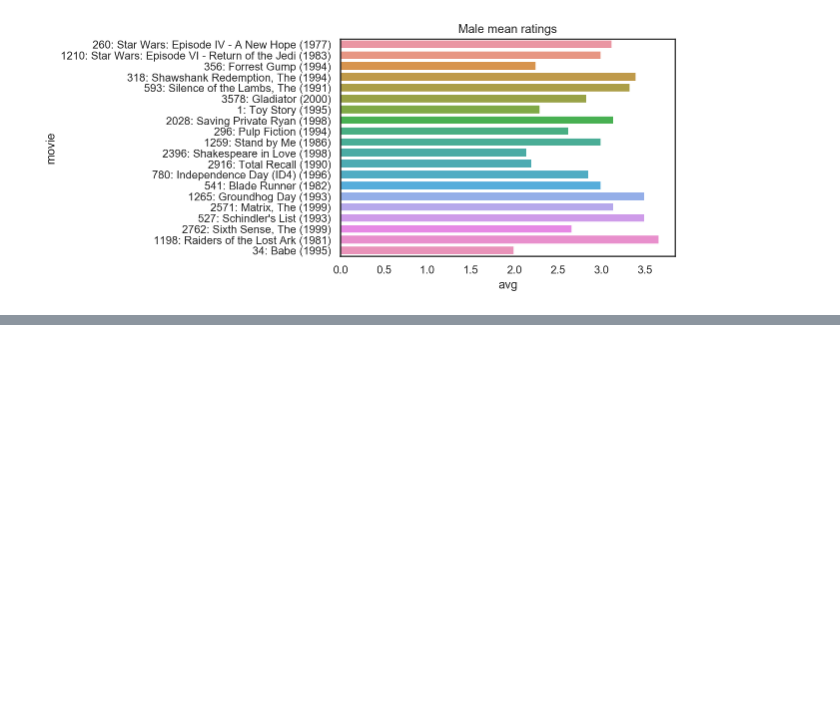
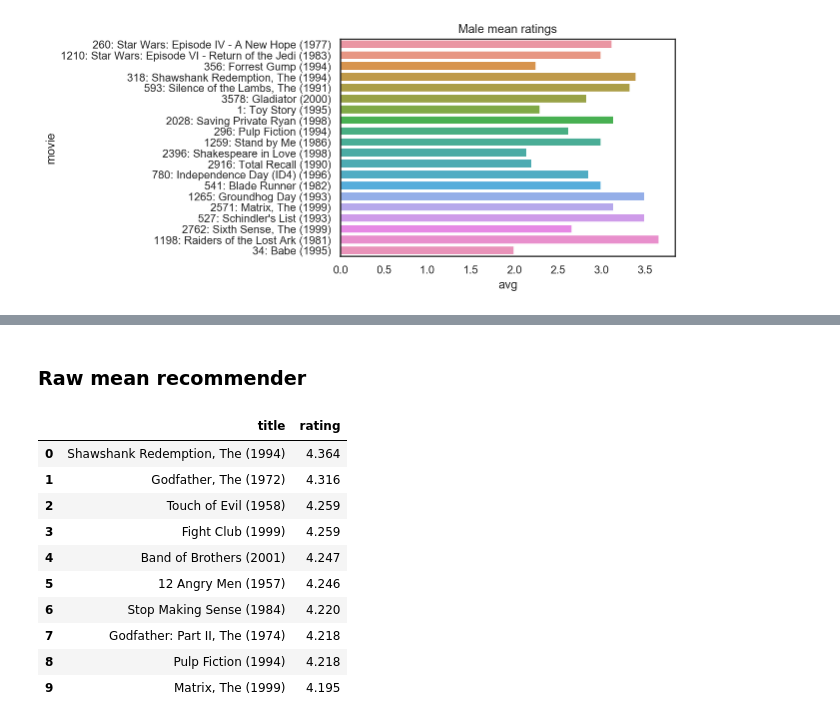
Before and after one commit to mhetrerajat/Introduction_to_Recommender_Systems, a Jupyter notebook: non_personalised.ipynb, the cells around one changed output, grey strips where cells are left out. Cells and saved outputs as stored; diff of their text form; code cells hidden in the pictures; blank space fills up the shorter version.

```diff
--- a/non_personalised.ipynb
+++ b/non_personalised.ipynb
@@ -160,0 +238,23 @@ plt.show(fig)
+# %% [markdown]
+### Raw  mean recommender
+# %%
+# Simple Mean
+df.groupby(by=['title'])\
+.mean()\
+.sort_values('rating', ascending=False)\
+.apply(lambda x:np.round(x, decimals=3), axis=1)\
+.loc[:, 'rating']\
+.reset_index()\
+.head(10)
+# %% [output]
+|  | title | rating |
+| 0 | Shawshank Redemption, The (1994) | 4.364 |
+| 1 | Godfather, The (1972) | 4.316 |
+| 2 | Touch of Evil (1958) | 4.259 |
+| 3 | Fight Club (1999) | 4.259 |
+| 4 | Band of Brothers (2001) | 4.247 |
+| 5 | 12 Angry Men (1957) | 4.246 |
+| 6 | Stop Making Sense (1984) | 4.220 |
+| 7 | Godfather: Part II, The (1974) | 4.218 |
+| 8 | Pulp Fiction (1994) | 4.218 |
+| 9 | Matrix, The (1999) | 4.195 |
```
Also changed, not shown: parts of 23 cells of this notebook, 4 other files.
